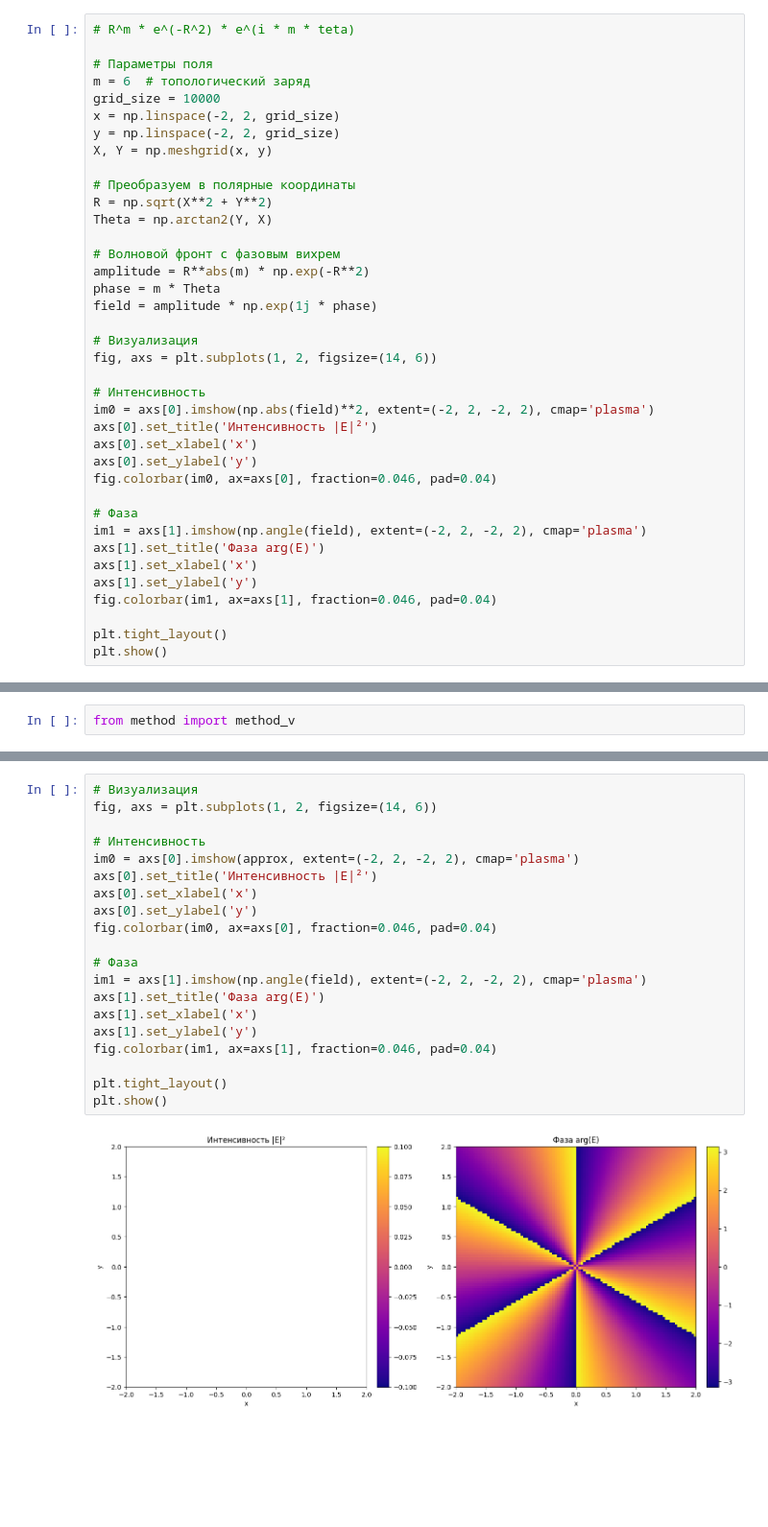
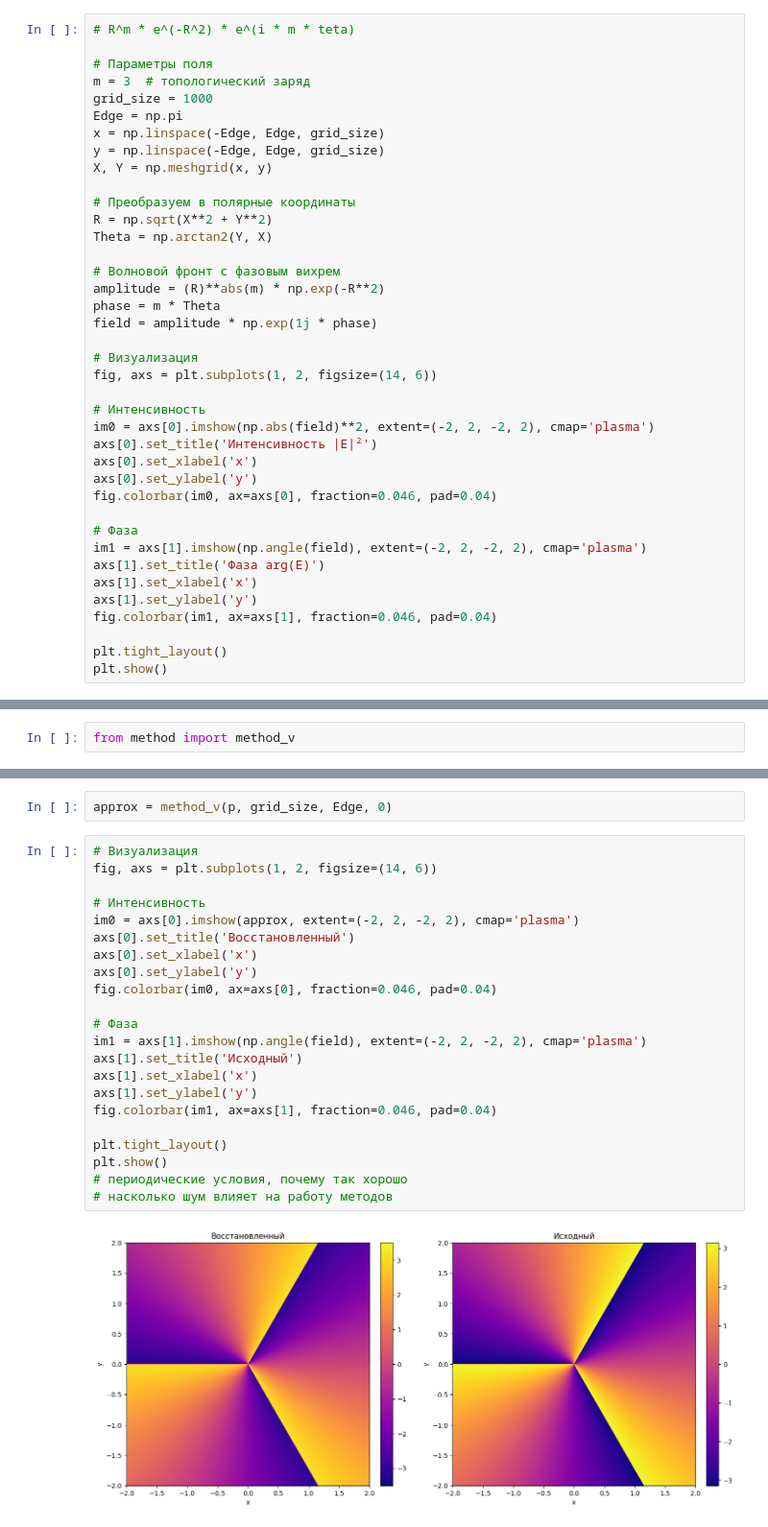
Before and after one commit to TerraFlexer/Wave_Reconstruction, a Jupyter notebook: vortex.ipynb, the cells around one changed output, grey strips where cells are left out. Shown at 96% size. Saved outputs shown, nothing was run; the diff lists cells and outputs as text; blank space fills up the shorter version.

```diff
--- a/vortex.ipynb
+++ b/vortex.ipynb
@@ -146,10 +13,11 @@ plt.show()
 # R^m * e^(-R^2) * e^(i * m * teta)
 
 # Параметры поля
-m = 6  # топологический заряд
-grid_size = 10000
-x = np.linspace(-2, 2, grid_size)
-y = np.linspace(-2, 2, grid_size)
+m = 3  # топологический заряд
+grid_size = 1000
+Edge = np.pi
+x = np.linspace(-Edge, Edge, grid_size)
+y = np.linspace(-Edge, Edge, grid_size)
 X, Y = np.meshgrid(x, y)
 
 # Преобразуем в полярные координаты
@@ -157,7 +25,7 @@ R = np.sqrt(X**2 + Y**2)
 Theta = np.arctan2(Y, X)
 
 # Волновой фронт с фазовым вихрем
-amplitude = R**abs(m) * np.exp(-R**2)
+amplitude = (R)**abs(m) * np.exp(-R**2)
 phase = m * Theta
 field = amplitude * np.exp(1j * phase)
 
@@ -284,25 +122,29 @@ array([[nan, nan, nan, ..., nan, nan, nan],
+# %%
+approx = method_v(p, grid_size, Edge, 0)
 # %%
 # Визуализация
 fig, axs = plt.subplots(1, 2, figsize=(14, 6))
 
 # Интенсивность
 im0 = axs[0].imshow(approx, extent=(-2, 2, -2, 2), cmap='plasma')
-axs[0].set_title('Интенсивность |E|²')
+axs[0].set_title('Восстановленный')
 axs[0].set_xlabel('x')
 axs[0].set_ylabel('y')
 fig.colorbar(im0, ax=axs[0], fraction=0.046, pad=0.04)
 
 # Фаза
 im1 = axs[1].imshow(np.angle(field), extent=(-2, 2, -2, 2), cmap='plasma')
-axs[1].set_title('Фаза arg(E)')
+axs[1].set_title('Исходный')
 axs[1].set_xlabel('x')
 axs[1].set_ylabel('y')
 fig.colorbar(im1, ax=axs[1], fraction=0.046, pad=0.04)
 
 plt.tight_layout()
 plt.show()
+# периодические условия, почему так хорошо
+# насколько шум влияет на работу методов
 # %% [output]
-[figure, old version]
+[figure, new version]
 # %%
 # ---------- 3D ПЛОТ АМПЛИТУДЫ ----------
 fig3d_amp = plt.figure(figsize=(8, 6))
```
Also changed, not shown: parts of 12 cells of this notebook, 1 other file.
